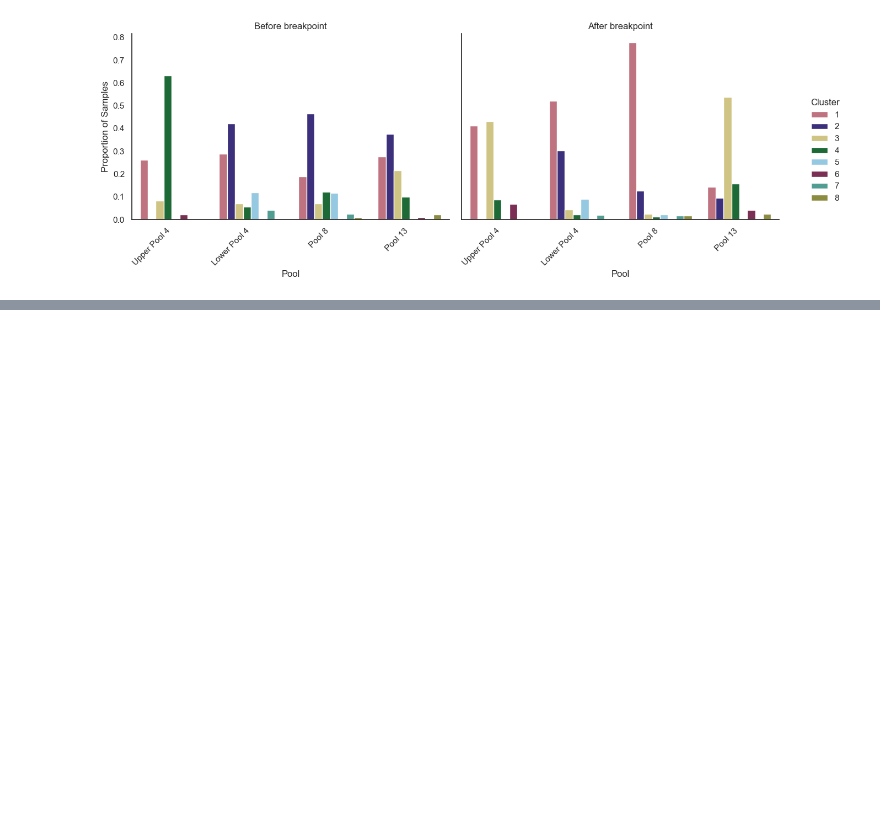
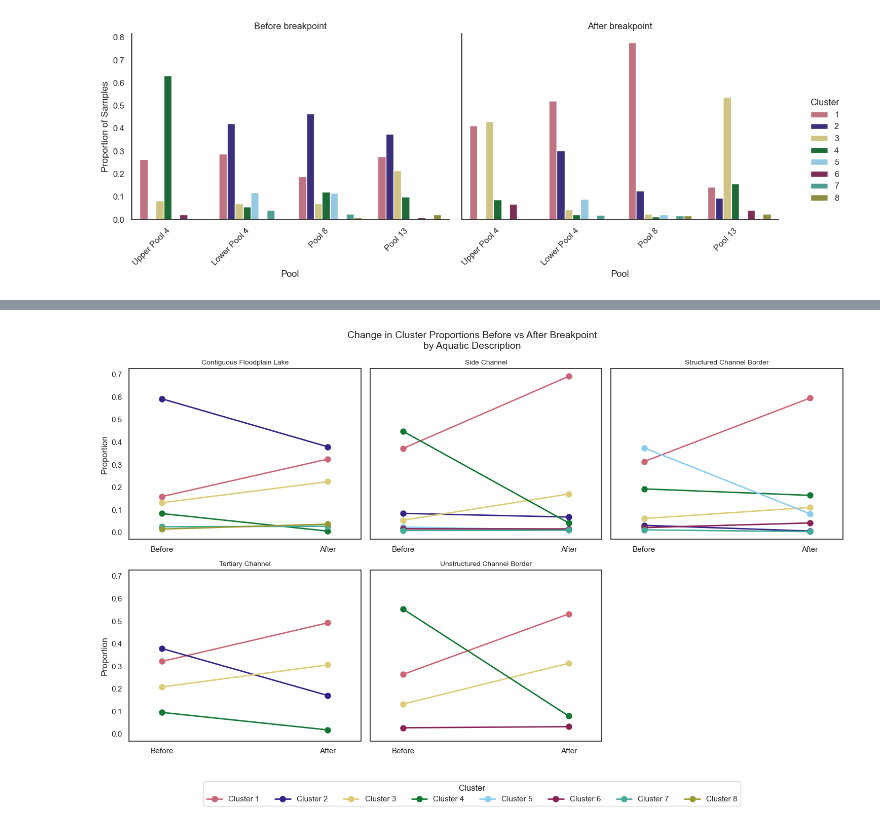
Before and after one commit to jppeirce/ltrm_fish, a Jupyter notebook: 3cluster_visualization.ipynb, the cells around one changed output, grey strips where cells are left out. Cells and saved outputs as stored; diff of their text form; code cells hidden in the pictures; blank space fills up the shorter version.

```diff
--- a/3cluster_visualization.ipynb
+++ b/3cluster_visualization.ipynb
@@ -964,0 +1034,87 @@ plt.show()
+# %%
+import tol_colors as tc
+import math
+import matplotlib.lines as mlines
+
+highlight_clusters = [1, 2, 3, 4, 5, 6, 7, 8]
+
+CB_PALETTE = tc.muted
+cluster_colors = {c: CB_PALETTE[i % len(CB_PALETTE)] for i, c in enumerate(highlight_clusters)}
+
+# Filter data
+df_plot = df_with_breakpoints[
+    (df_with_breakpoints['cluster'].isin(highlight_clusters)) &
+    (df_with_breakpoints['period'] != 'No breakpoint')
+].copy()
+
+# Calculate proportions grouped by aqua_desc
+prop_df = (df_plot.groupby(['mode_aqua_desc', 'cluster', 'period'])
+           .size()
+           .reset_index(name='count'))
+totals = prop_df.groupby(['mode_aqua_desc', 'period'])['count'].transform('sum')
+prop_df['proportion'] = prop_df['count'] / totals
+
+# Pivot for before/after comparison
+wide_df = prop_df.pivot_table(index=['mode_aqua_desc', 'cluster'],
+                               columns='period', values='proportion').reset_index()
+wide_df.columns.name = None
+
+handles = [
+    mlines.Line2D([0], [0], color=cluster_colors[c], marker='o',
+                  linewidth=2, markersize=8, label=f'Cluster {c}')
+    for c in highlight_clusters
+]
+
+# Dynamically determine subplot layout
+aqua_desc_order = sorted(df_plot['mode_aqua_desc'].dropna().unique())
+n_panels = len(aqua_desc_order)
+n_cols = 3
+n_rows = math.ceil(n_panels / n_cols)
+
+fig, axes = plt.subplots(n_rows, n_cols, figsize=(n_cols * 5, n_rows * 4.5), sharey=True)
+axes = axes.flatten()
+
+for idx, aqua_desc in enumerate(aqua_desc_order):
+    ax = axes[idx]
+    panel_data = wide_df[wide_df['mode_aqua_desc'] == aqua_desc]
+
+    for _, row in panel_data.iterrows():
+        cluster = row['cluster']
+        color = cluster_colors.get(cluster, 'gray')
+        before = row.get('Before breakpoint', None)
+        after = row.get('After breakpoint', None)
+
+        if pd.notna(before) and pd.notna(after):
+            ax.plot([0, 1], [before, after],
+                    marker='o', color=color, linewidth=2, markersize=8,
+                    label=f'Cluster {cluster}')
+
+    ax.set_xticks([0, 1])
+    ax.set_xticklabels(['Before', 'After'])
+    ax.set_title(aqua_desc, fontsize=10)
+    ax.set_ylabel('Proportion' if idx % n_cols == 0 else '')
+    ax.set_xlim(-0.2, 1.2)
+
+# Hide any unused subplots
+for idx in range(n_panels, len(axes)):
+    axes[idx].set_visible(False)
+
+# Place legend below the figure, horizontally centered
+fig.legend(handles=handles,
+           loc='upper center',
+           bbox_to_anchor=(0.5, 0.0),   # centered, just below figure
+           ncol=len(highlight_clusters), # all clusters in one row
+           title='Cluster',
+           frameon=True)
+
+plt.suptitle('Change in Cluster Proportions Before vs After Breakpoint\nby Aquatic Description',
+             fontsize=14)
+
+# Reserve space at bottom for the legend
+plt.tight_layout()
+plt.subplots_adjust(bottom=0.08)
+
+plt.savefig('cluster_aqua_slopegraph.jpg', dpi=300, bbox_inches='tight')
+plt.show()
+# %% [output]
+[figure, added]
```
Also changed, not shown: parts of 5 cells of this notebook, 19 other files.
